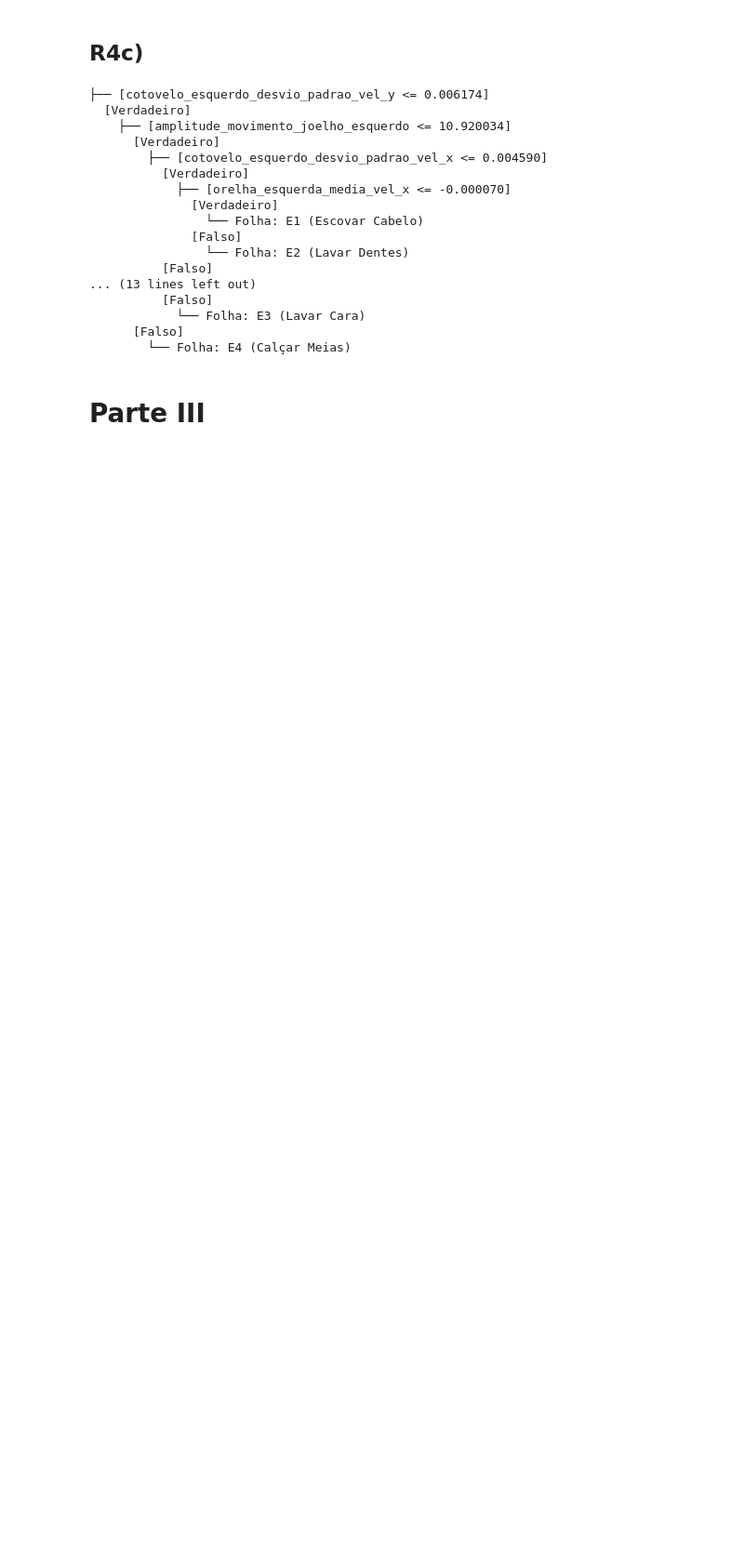
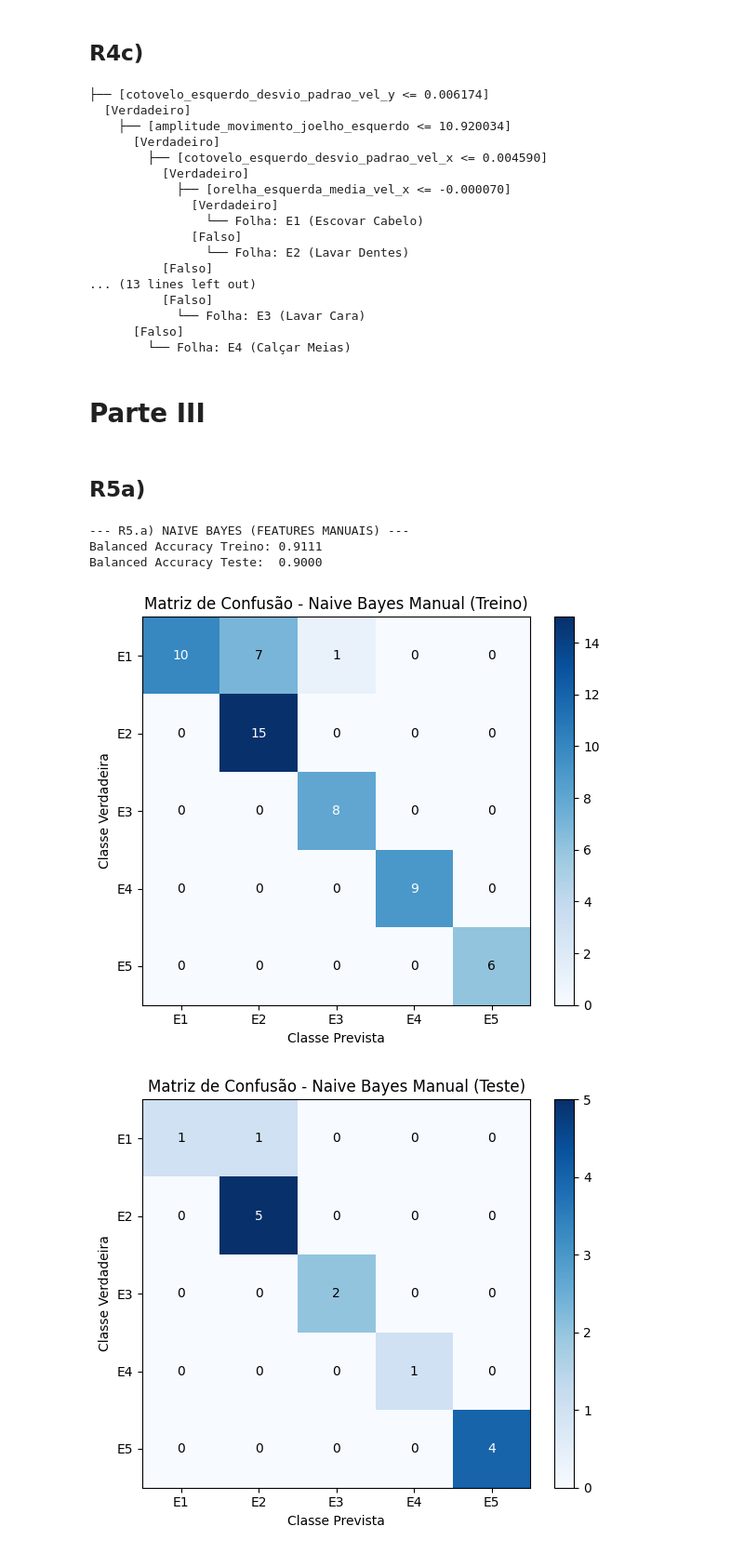
Before and after one commit to vicentevazpardal-a11y/ProjetoIAA2, a Jupyter notebook: ProjetoIAA2 - Grupo 45.ipynb, the cells around one changed output. Shown at 93% size. Drawn from its saved outputs; the diff is of its cells as text; code cells hidden in the pictures; blank space fills up the shorter version.

```diff
--- a/ProjetoIAA2 - Grupo 45.ipynb
+++ b/ProjetoIAA2 - Grupo 45.ipynb
@@ -371,3 +371,38 @@ imprimir_arvore(arvore_prof4.raiz, profundidade=0, nomes_atributos=nomes_atribut
         └── Folha: E4 (Calçar Meias)
 # %% [markdown]
 # Parte III
+# %% [markdown]
+## R5a)
+# %%
+from sklearn.naive_bayes import GaussianNB
+
+nb_manual = GaussianNB()
+nb_manual.fit(X_train, y_train)
+
+y_pred_train_nb = nb_manual.predict(X_train)
+y_pred_test_nb = nb_manual.predict(X_teste)
+
+acc_train_nb, mat_train_nb = avaliar_classificacao(y_train, y_pred_train_nb)
+acc_test_nb, mat_test_nb = avaliar_classificacao(y_teste, y_pred_test_nb)
+
+print("--- R5.a) NAIVE BAYES (FEATURES MANUAIS) ---")
+print(f"Balanced Accuracy Treino: {acc_train_nb:.4f}")
+print(f"Balanced Accuracy Teste:  {acc_test_nb:.4f}")
+
+plot_e_guardar_matriz_confusao(
+    y_train, y_pred_train_nb,
+    "Matriz de Confusão - Naive Bayes Manual (Treino)",
+    "PartIII5a_treino.jpg"
+)
+
+plot_e_guardar_matriz_confusao(
+    y_teste, y_pred_test_nb,
+    "Matriz de Confusão - Naive Bayes Manual (Teste)",
+    "PartIII5a_teste.jpg"
+)
+# %% [output]
+--- R5.a) NAIVE BAYES (FEATURES MANUAIS) ---
+Balanced Accuracy Treino: 0.9111
+Balanced Accuracy Teste:  0.9000
+[figure, added]
+[figure, added]
```
Also changed, not shown: parts of 6 cells of this notebook.
